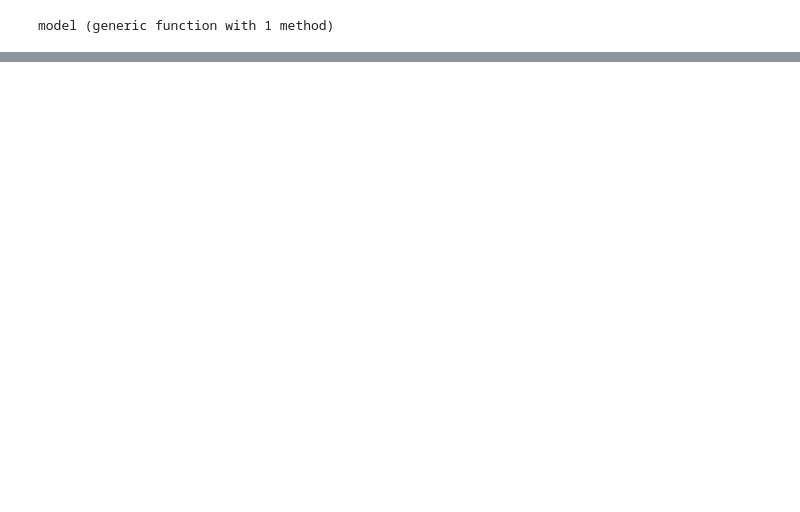
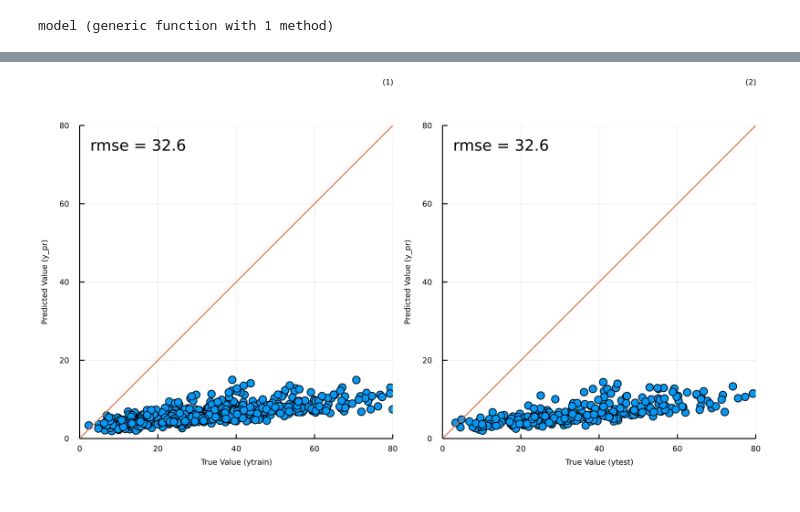
Before and after one commit to uiceds/cee-492-term-project-fall-2022-team-online, a Jupyter notebook: reference/3- Linear Regression/regression.ipynb, the cells around one changed output, grey strips where cells are left out. Cells and saved outputs as stored; diff of their text form; code cells hidden in the pictures; blank space fills up the shorter version.

```diff
--- a/reference/3- Linear Regression/regression.ipynb
+++ b/reference/3- Linear Regression/regression.ipynb
@@ -61,6 +80,13 @@ ytest = y[split_cs1[2]:split_cs2[2]]
 
 xval = x[split_cs1[3]:split_cs2[3], :]
 yval = y[split_cs1[3]:split_cs2[3]];
+# %%
+xnorm = (dfms[:, 1:8] .- mean(x,dims=1))./std(x,dims=1)
+xtrainnorm = xnorm[split_cs1[1]:split_cs2[1], :]
+
+xtestnorm = xnorm[split_cs1[2]:split_cs2[2], :]
+
+xvalnorm = xnorm[split_cs1[3]:split_cs2[3], :];
 # %%
 function mse(ŷ::Vector{T}, y::Vector{T})::T where T<:AbstractFloat
 	sum((ŷ-y).^2/length(ŷ))
@@ -95,3 +120,11 @@ display(plottraintest(ytrain, y_pr_train, ytest, y_pr_test))
+# %%
+p_norm = minimize!(model, xtrainnorm, ytrain, rand(size(x, 2)+1), 0.000000001, 100000000)
+y_pr_trainnorm = model(xtrainnorm, p_norm)
+y_pr_testnorm = model(xtestnorm, p_norm)
+
+display(plottraintest(ytrain, y_pr_trainnorm, ytest, y_pr_testnorm))
+# %% [output]
+[figure, added]
 # %%
 dfp = CSV.read(joinpath(dirname(@__FILE__), "Regression.csv"), DataFrame)
 ppp = Matrix(dfp)[:]
```
Also changed, not shown: parts of 5 cells of this notebook.
